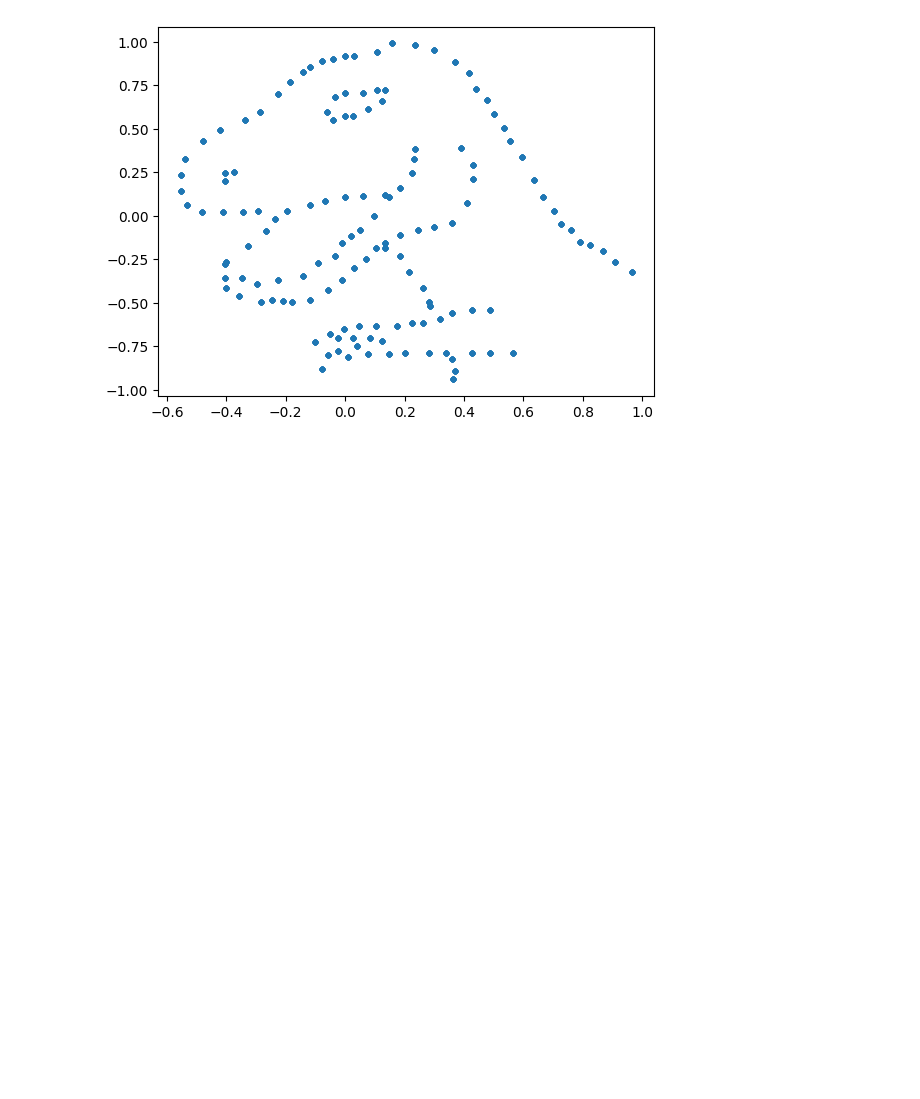
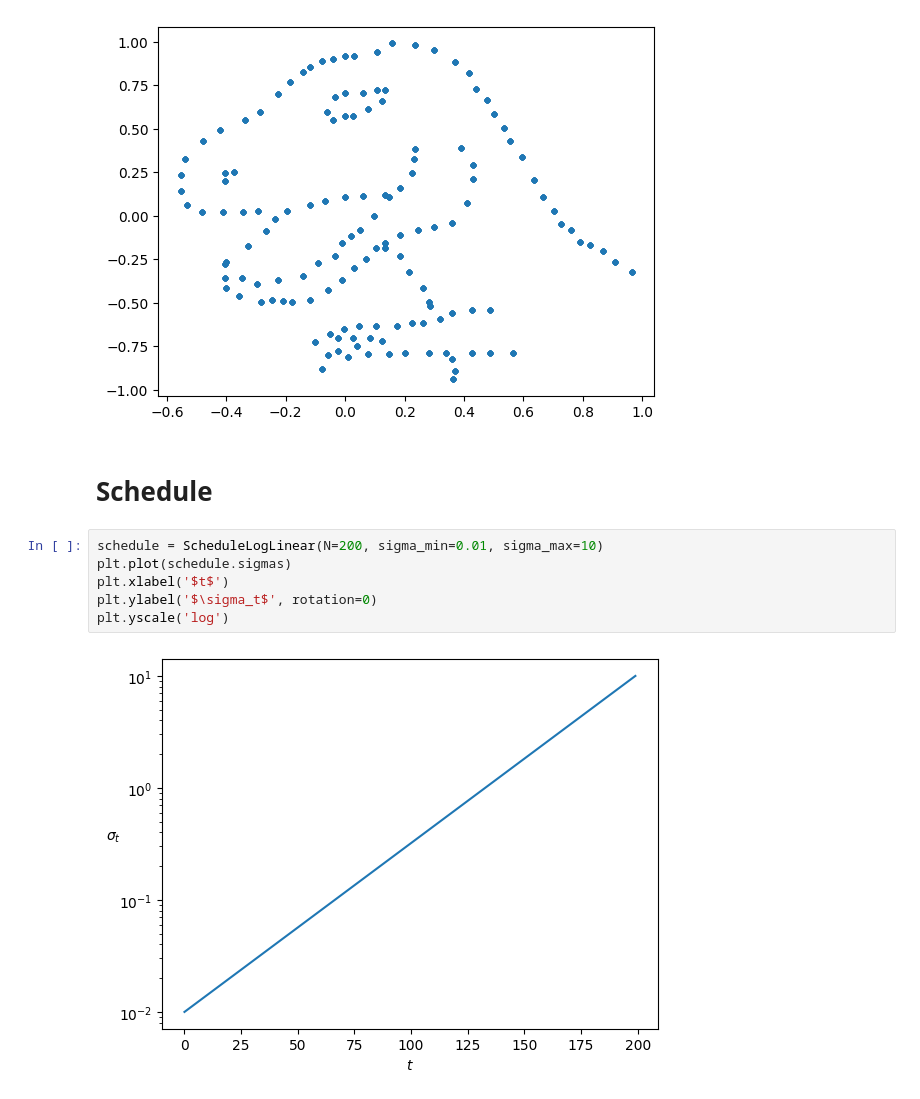
Before and after one commit to frankcholula/FRL-playground, a Jupyter notebook: code/diffusion.ipynb, the cells around one changed output. Saved outputs shown, nothing was run; the diff lists cells and outputs as text; blank space fills up the shorter version.

```diff
--- a/code/diffusion.ipynb
+++ b/code/diffusion.ipynb
@@ -25,3 +27,13 @@ plot_batch(next(iter(loader)))
 # %% [output]
 2130
 [figure]
+# %% [markdown]
+# Schedule
+# %%
+schedule = ScheduleLogLinear(N=200, sigma_min=0.01, sigma_max=10)
+plt.plot(schedule.sigmas)
+plt.xlabel('$t$')
+plt.ylabel('$\sigma_t$', rotation=0)
+plt.yscale('log')
+# %% [output]
+[figure, added]
```
Also changed, not shown: parts of 9 cells of this notebook.
